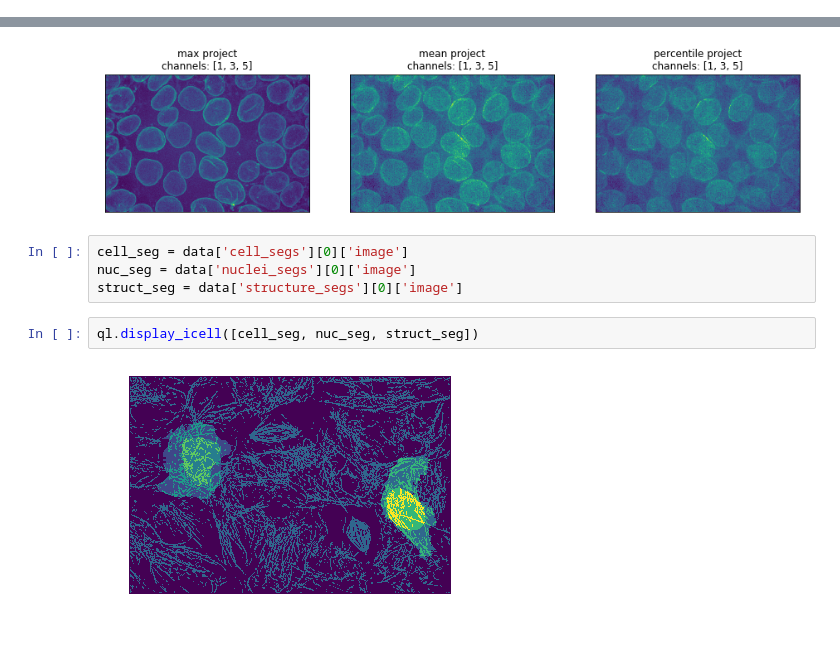
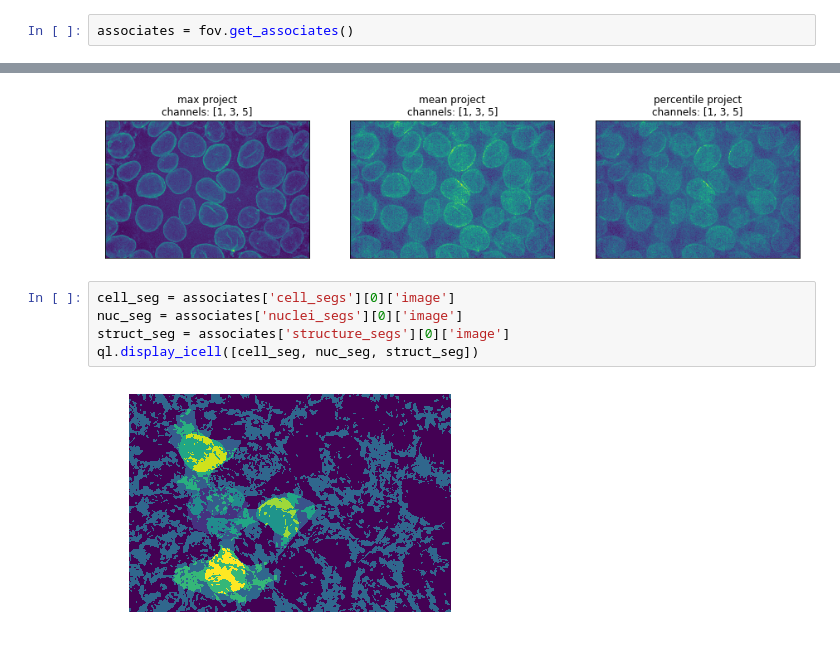
Before and after one commit to AllenCellModeling/QuiltLoader, a Jupyter notebook: loaders.ipynb, the cells around one changed output, grey strips where cells are left out. Saved outputs shown, nothing was run; the diff lists cells and outputs as text.

Commit message:
get_associates works, display_rgb broke somehow

```diff
--- a/loaders.ipynb
+++ b/loaders.ipynb
@@ -70,3 +70,5 @@ info/
 3 <GroupNode>
 image/
 info/
+# %%
+associates = fov.get_associates()
@@ -91,13 +114,12 @@ ql.display_stack(img, use='all')
 # %% [output]
 [figure]
 # %%
-cell_seg = data['cell_segs'][0]['image']
-nuc_seg = data['nuclei_segs'][0]['image']
-struct_seg = data['structure_segs'][0]['image']
+cell_seg = associates['cell_segs'][0]['image']
+nuc_seg = associates['nuclei_segs'][0]['image']
+struct_seg = associates['structure_segs'][0]['image']
+ql.display_icell([cell_seg, nuc_seg, struct_seg])
+# %% [output]
+[figure, added]
-# %%
-ql.display_icell([cell_seg, nuc_seg, struct_seg])
-# %% [output]
-[figure, removed]
 # %%
 # there is a bug with this i dont know why but it is time for me to go
 # bye bye
```
Also changed, not shown: parts of 6 cells of this notebook, 1 other file.
